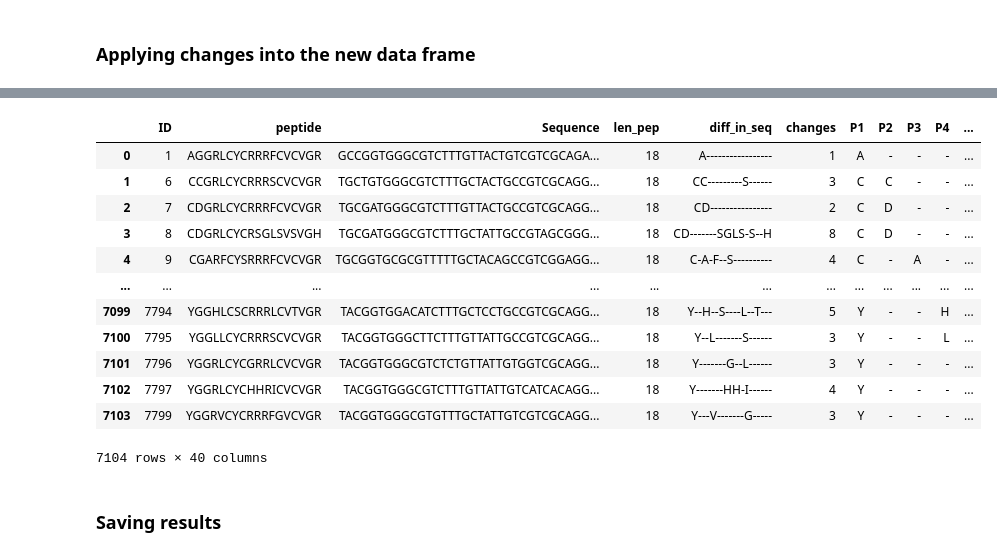
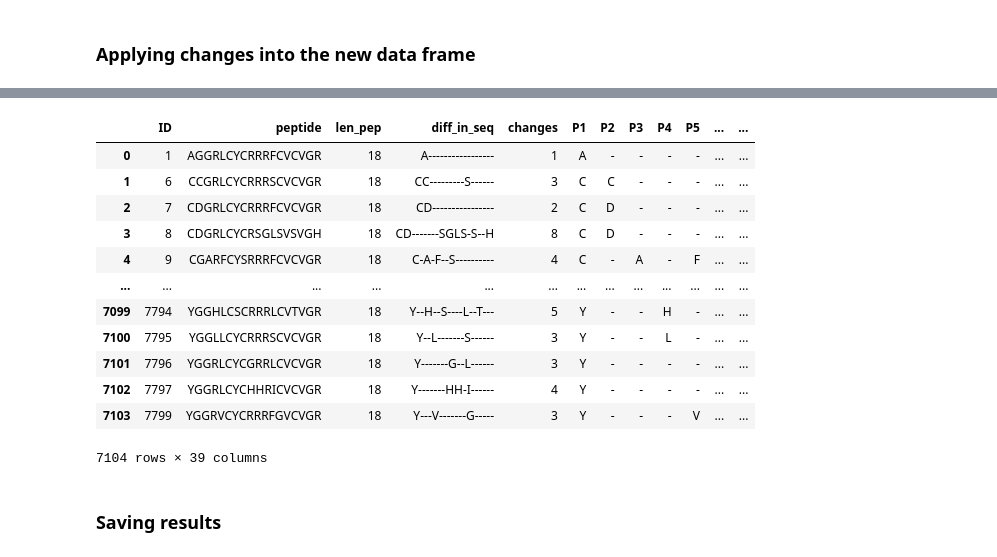
Before and after one commit to ziul-bio/DMS_ML_AMP, a Jupyter notebook: 02_translate_peptides_and_stack.ipynb, the cells around one changed output, grey strips where cells are left out. Cells and saved outputs as stored; diff of their text form; code cells hidden in the pictures.

```diff
--- a/02_translate_peptides_and_stack.ipynb
+++ b/02_translate_peptides_and_stack.ipynb
@@ -7,13 +7,13 @@ import pandas as pd
 from Bio.Seq import Seq
 # %%
 # Load  count matrix
-counts = pd.read_table("/stor/work/Wilke/luiz/Protegrin-1_Slay_and_ML/data/counts/count_matrix.txt", sep="\s+", engine="python", header=None)
+counts = pd.read_table("/stor/work/Wilke/luiz/DMS_ML_AMP/data/counts/count_matrix.txt", sep="\s+", engine="python", header=None)
 
 # rename columns
-# counts.rename(columns={0:"Sequence", 1:'S01_0uM_IPTG_1', 2:'S02_0uM_IPTG_2', 3:'S03_0uM_IPTG_3',
-#        4:'S04_1uM_IPTG_1', 5:'S05_1uM_IPTG_2', 6:'S06_1uM_IPTG_3', 7:'S07_10uM_IPTG_1',
-#        8:'S08_10uM_IPTG_2', 9:'S09_10uM_IPTG_3', 10:'S10_100uM_IPTG_1',
-#        11:'S11_100uM_IPTG_2', 12:'S12_100uM_IPTG_3'}, inplace=True)
+counts.rename(columns={0:"Sequence", 1:'S01_0uM_IPTG_1', 2:'S02_0uM_IPTG_2', 3:'S03_0uM_IPTG_3',
+       4:'S04_1uM_IPTG_1', 5:'S05_1uM_IPTG_2', 6:'S06_1uM_IPTG_3', 7:'S07_10uM_IPTG_1',
+       8:'S08_10uM_IPTG_2', 9:'S09_10uM_IPTG_3', 10:'S10_100uM_IPTG_1',
+       11:'S11_100uM_IPTG_2', 12:'S12_100uM_IPTG_3'}, inplace=True)
 
 counts
 # %% [output]
@@ -208,29 +208,29 @@ new_df_stacked
 # %%
 # Filtring just the columns of interest
-cols = ['ID', 'peptide', 'Sequence', 'len_pep', 'diff_in_seq', 'changes',"P1","P2","P3","P4","P5","P6","P7","P8","P9","P10","P11","P12","P13","P14","P15","P16","P17","P18",
+cols = ['ID', 'peptide', 'len_pep', 'diff_in_seq', 'changes',"P1","P2","P3","P4","P5","P6","P7","P8","P9","P10","P11","P12","P13","P14","P15","P16","P17","P18",
         'Mean_0IPTG_reads','Mean_1IPTG_reads', 'Mean_10IPTG_reads', 'Mean_100IPTG_reads',
         'S01_0uM_IPTG_1', 'S02_0uM_IPTG_2', 'S03_0uM_IPTG_3',
         'S04_1uM_IPTG_1', 'S05_1uM_IPTG_2', 'S06_1uM_IPTG_3',
         'S07_10uM_IPTG_1', 'S08_10uM_IPTG_2','S09_10uM_IPTG_3',
         'S10_100uM_IPTG_1', 'S11_100uM_IPTG_2','S12_100uM_IPTG_3'
         ]
 
 new_df_stacked = new_df_stacked[cols]
 new_df_stacked
 # %% [output]
-|  | ID | peptide | Sequence | len_pep | diff_in_seq | changes | P1 | P2 | P3 | P4 | ... |
-| 0 | 1 | AGGRLCYCRRRFCVCVGR | GCCGGTGGGCGTCTTTGTTACTGTCGTCGCAGA... | 18 | A----------------- | 1 | A | - | - | - | ... |
-| 1 | 6 | CCGRLCYCRRRSCVCVGR | TGCTGTGGGCGTCTTTGCTACTGCCGTCGCAGG... | 18 | CC---------S------ | 3 | C | C | - | - | ... |
-| 2 | 7 | CDGRLCYCRRRFCVCVGR | TGCGATGGGCGTCTTTGTTACTGCCGTCGCAGG... | 18 | CD---------------- | 2 | C | D | - | - | ... |
-| 3 | 8 | CDGRLCYCRSGLSVSVGH | TGCGATGGGCGTCTTTGCTATTGCCGTAGCGGG... | 18 | CD-------SGLS-S--H | 8 | C | D | - | - | ... |
-| 4 | 9 | CGARFCYSRRRFCVCVGR | TGCGGTGCGCGTTTTTGCTACAGCCGTCGGAGG... | 18 | C-A-F--S---------- | 4 | C | - | A | - | ... |
-| ... | ... | ... | ... | ... | ... | ... | ... | ... | ... | ... | ... |
-| 7099 | 7794 | YGGHLCSCRRRLCVTVGR | TACGGTGGACATCTTTGCTCCTGCCGTCGCAGG... | 18 | Y--H--S----L--T--- | 5 | Y | - | - | H | ... |
-| 7100 | 7795 | YGGLLCYCRRRSCVCVGR | TACGGTGGGCTTCTTTGTTATTGCCGTCGCAGG... | 18 | Y--L-------S------ | 3 | Y | - | - | L | ... |
-| 7101 | 7796 | YGGRLCYCGRRLCVCVGR | TACGGTGGGCGTCTCTGTTATTGTGGTCGCAGG... | 18 | Y-------G--L------ | 3 | Y | - | - | - | ... |
-| 7102 | 7797 | YGGRLCYCHHRICVCVGR | TACGGTGGGCGTCTTTGTTATTGTCATCACAGG... | 18 | Y-------HH-I------ | 4 | Y | - | - | - | ... |
-| 7103 | 7799 | YGGRVCYCRRRFGVCVGR | TACGGTGGGCGTGTTTGCTATTGTCGTCGCAGG... | 18 | Y---V-------G----- | 3 | Y | - | - | - | ... |
+|  | ID | peptide | len_pep | diff_in_seq | changes | P1 | P2 | P3 | P4 | P5 | ... | ... |
+| 0 | 1 | AGGRLCYCRRRFCVCVGR | 18 | A----------------- | 1 | A | - | - | - | - | ... | ... |
+| 1 | 6 | CCGRLCYCRRRSCVCVGR | 18 | CC---------S------ | 3 | C | C | - | - | - | ... | ... |
+| 2 | 7 | CDGRLCYCRRRFCVCVGR | 18 | CD---------------- | 2 | C | D | - | - | - | ... | ... |
+| 3 | 8 | CDGRLCYCRSGLSVSVGH | 18 | CD-------SGLS-S--H | 8 | C | D | - | - | - | ... | ... |
+| 4 | 9 | CGARFCYSRRRFCVCVGR | 18 | C-A-F--S---------- | 4 | C | - | A | - | F | ... | ... |
+| ... | ... | ... | ... | ... | ... | ... | ... | ... | ... | ... | ... | ... |
+| 7099 | 7794 | YGGHLCSCRRRLCVTVGR | 18 | Y--H--S----L--T--- | 5 | Y | - | - | H | - | ... | ... |
+| 7100 | 7795 | YGGLLCYCRRRSCVCVGR | 18 | Y--L-------S------ | 3 | Y | - | - | L | - | ... | ... |
+| 7101 | 7796 | YGGRLCYCGRRLCVCVGR | 18 | Y-------G--L------ | 3 | Y | - | - | - | - | ... | ... |
+| 7102 | 7797 | YGGRLCYCHHRICVCVGR | 18 | Y-------HH-I------ | 4 | Y | - | - | - | - | ... | ... |
+| 7103 | 7799 | YGGRVCYCRRRFGVCVGR | 18 | Y---V-------G----- | 3 | Y | - | - | - | V | ... | ... |
-7104 rows × 40 columns
+7104 rows × 39 columns
 # %% [markdown]
 ### Saving results
 # %%
```
Also changed, not shown: parts of 3 cells of this notebook, 4 other files.
